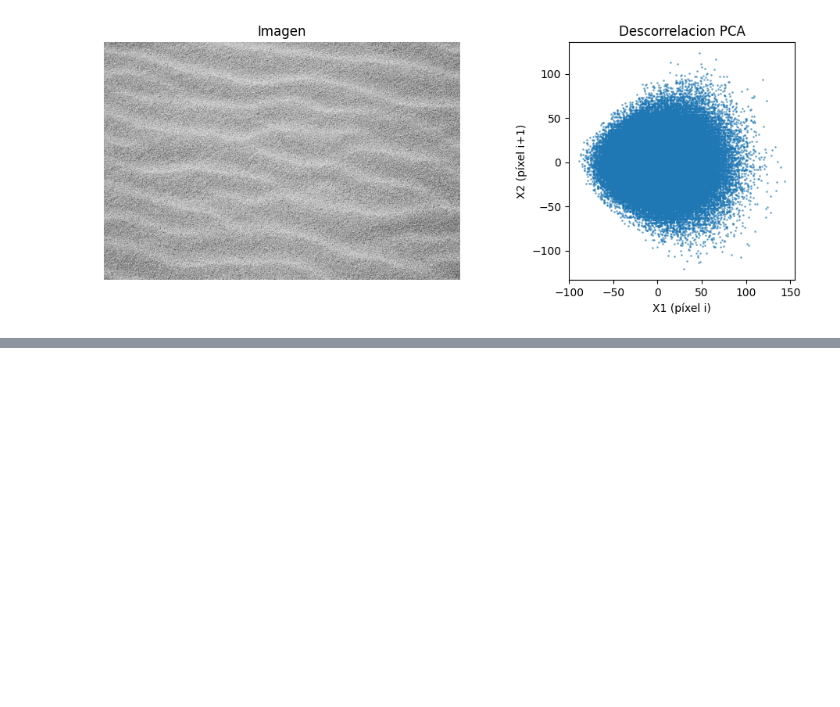
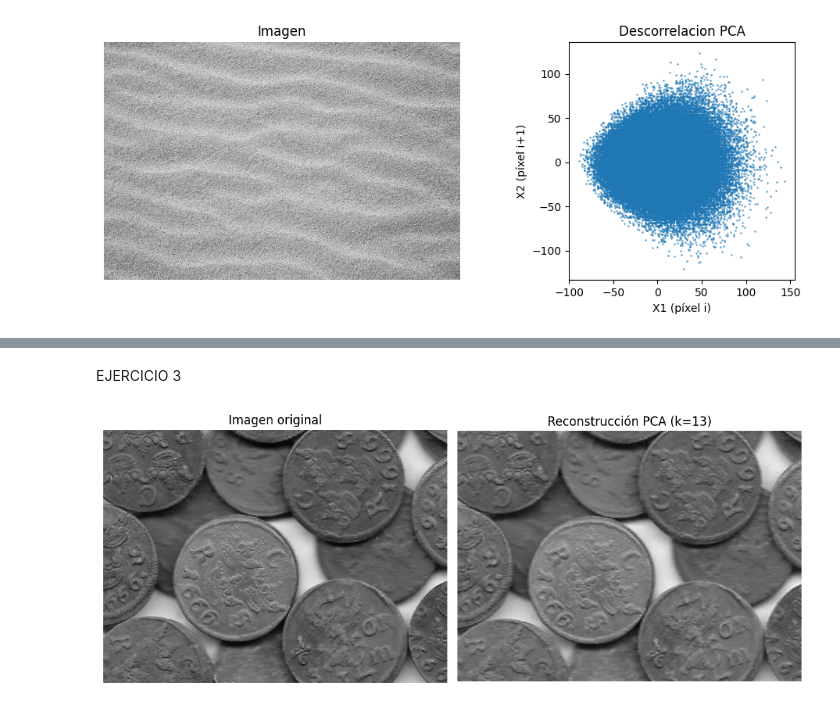
Before and after one commit to TomaasGonzalezzz/TP1-INFE, a Jupyter notebook: tp.ipynb, the cells around one changed output, grey strips where cells are left out. Saved outputs shown, nothing was run; the diff lists cells and outputs as text; code cells hidden in the pictures; blank space fills up the shorter version.

```diff
--- a/tp.ipynb
+++ b/tp.ipynb
@@ -111,0 +200,2 @@ graficar_imagen_y_dispersion(img2, Y2, titulo=f"Descorrelacion PCA")
+# %% [markdown]
+EJERCICIO 3
@@ -111,0 +224,31 @@ graficar_imagen_y_dispersion(img2, Y2, titulo=f"Descorrelacion PCA")
+# %%
+# Reconstrucción de la imagen comprimida usando PCA
+def pca_inverse_transform(Y, media, componentes):
+    """Reconstruye los bloques originales a partir de los vectores comprimidos."""
+    return Y @ componentes + media
+
+# Reconstruir los bloques a partir de la proyección inversa
+X_hat = pca_inverse_transform(Y_comprimido, media_comprimido, autovectores_comprimido)
+
+# Reconstruir la imagen a partir de los bloques
+alto, ancho = imagen_gris.shape
+img_hat = bloques_a_imagen(X_hat, alto, ancho, 8, 8)
+# %%
+plt.figure(figsize=(10,5))
+
+# Imagen original
+plt.subplot(1,2,1)
+plt.imshow(imagen_gris, cmap="gray")
+plt.title("Imagen original")
+plt.axis("off")
+
+# Imagen reconstruida (comprimida)
+plt.subplot(1,2,2)
+plt.imshow(img_hat, cmap="gray")
+plt.title(f"Reconstrucción PCA (k={k})")
+plt.axis("off")
+
+plt.tight_layout()
+plt.show()
+# %% [output]
+[figure, added]
```
Also changed, not shown: parts of 13 cells of this notebook.
